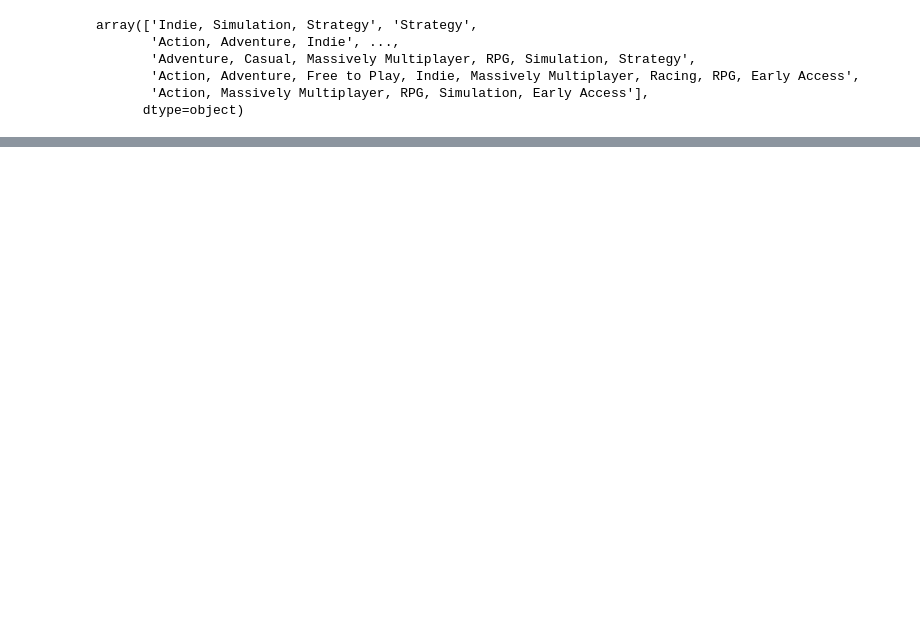
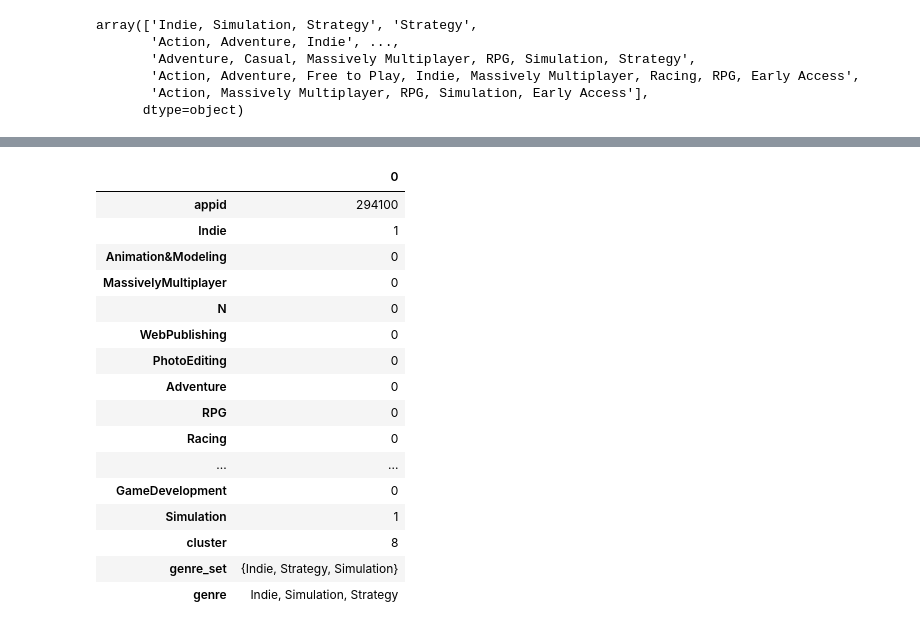
Before and after one commit to trevormoon/ASAC_ml_project, a Jupyter notebook: EDA/LSH/genre_pre.ipynb, the cells around one changed output, grey strips where cells are left out. Cells and saved outputs as stored; diff of their text form; code cells hidden in the pictures; blank space fills up the shorter version.

Commit message:
model_lsh

```diff
--- a/EDA/LSH/genre_pre.ipynb
+++ b/EDA/LSH/genre_pre.ipynb
@@ -178,0 +129,6 @@ cluster_details[0]['genre']
+# %%
+k_m = KMeans(n_clusters=13, random_state=1234)
+genre_df['cluster'] = k_m.fit_predict(genre_df.drop(['appid'], axis=1))
+# %%
+genre_df['genre_set'] = raw['genre_set']
+genre_df['genre'] = raw['genre']
@@ -178,0 +164,20 @@ cluster_details[0]['genre']
+# %%
+genre_df.head(1).T
+# %% [output]
+|  | 0 |
+| appid | 294100 |
+| Indie | 1 |
+| Animation&Modeling | 0 |
+| MassivelyMultiplayer | 0 |
+| N | 0 |
+| WebPublishing | 0 |
+| PhotoEditing | 0 |
+| Adventure | 0 |
+| RPG | 0 |
+| Racing | 0 |
+| ... | ... |
+| GameDevelopment | 0 |
+| Simulation | 1 |
+| cluster | 8 |
+| genre_set | {Indie, Strategy, Simulation} |
+| genre | Indie, Simulation, Strategy |
```
Also changed, not shown: parts of 42 cells of this notebook, 7 other files.
